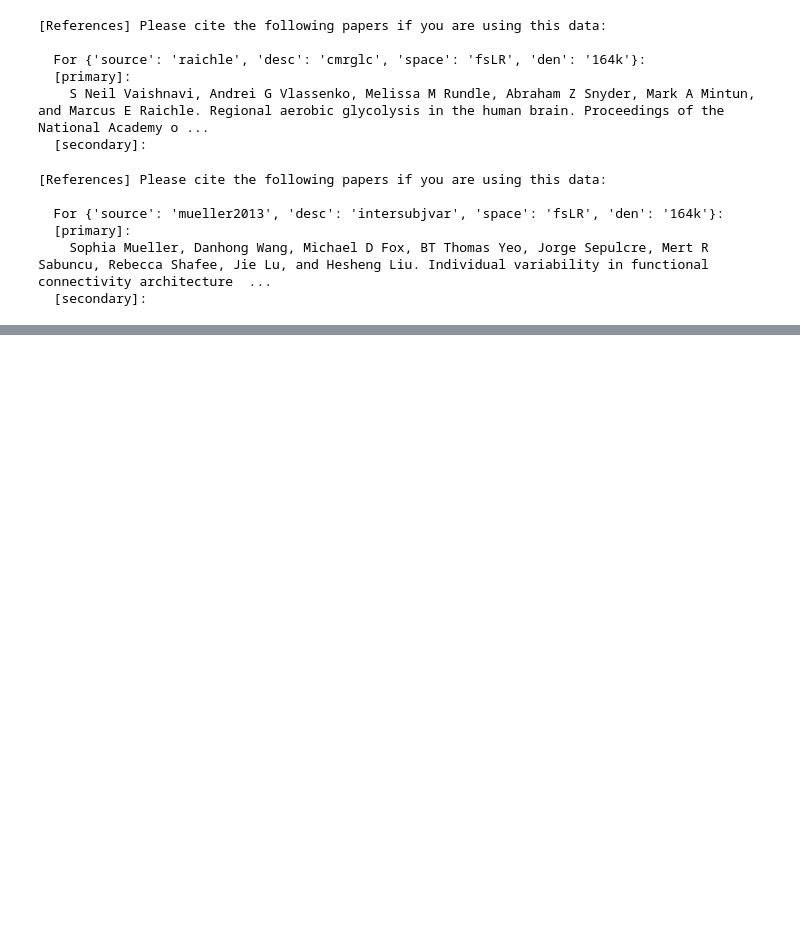
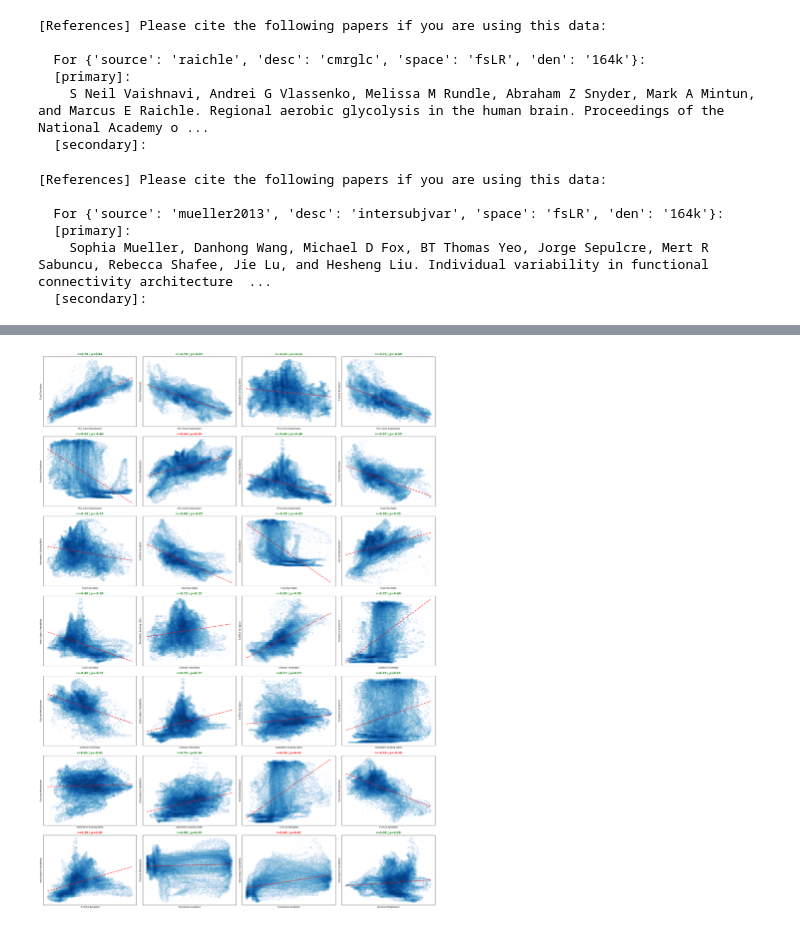
Before and after one commit to kesouder/BrainMap_Analysis, a Jupyter notebook: starer.ipynb, the cells around one changed output, grey strips where cells are left out. Cells and saved outputs as stored; diff of their text form; code cells hidden in the pictures; blank space fills up the shorter version.

Commit message:
just scatter

```diff
--- a/starer.ipynb
+++ b/starer.ipynb
@@ -289,0 +815,32 @@ intersub_var_data = load_data(intersub_var_transform)
+# %%
+prepared_maps = []
+map_names = []
+nulls_list = []
+n_perm = 1000
+
+for i, b_map in enumerate(brain_maps):
+    prep_data, _, _ = load_and_prepare_map(
+        b_map,
+        readable_map_names=readable_map_names,
+        target_space='fsLR',
+        target_den='32k'
+    )
+    prepared_maps.append(prep_data)
+
+    name = f"{b_map['source']}_{b_map['desc']}"
+    map_names.append(name)
+
+    desc = b_map['desc']
+    display_name = readable_map_names.get(desc, desc)
+
+    print(f"Generating {n_perm} spins for {display_name}...")
+    rotated = nulls.alexander_bloch(
+        prep_data,
+        atlas='fsLR',
+        density='32k',
+        n_perm=n_perm,
+        seed=1234 + i
+    )
+    nulls_list.append(rotated)
+
+# takes about 12 min to run
@@ -289,0 +939,11 @@ intersub_var_data = load_data(intersub_var_transform)
+# %%
+plot_pairwise_scatterplots(
+    prepared_maps,
+    map_names,
+    readable_map_names=readable_map_names
+)
+# Green title means the the values are similar so we should use pearson
+# red titles mean the values are different so we need to look at the hexbin/scatter plot
+    # if it's curved or a dark blob with outliers --> use spearman
+# %% [output]
+[figure, added]
```
Also changed, not shown: parts of 15 cells of this notebook, 1 other file.
